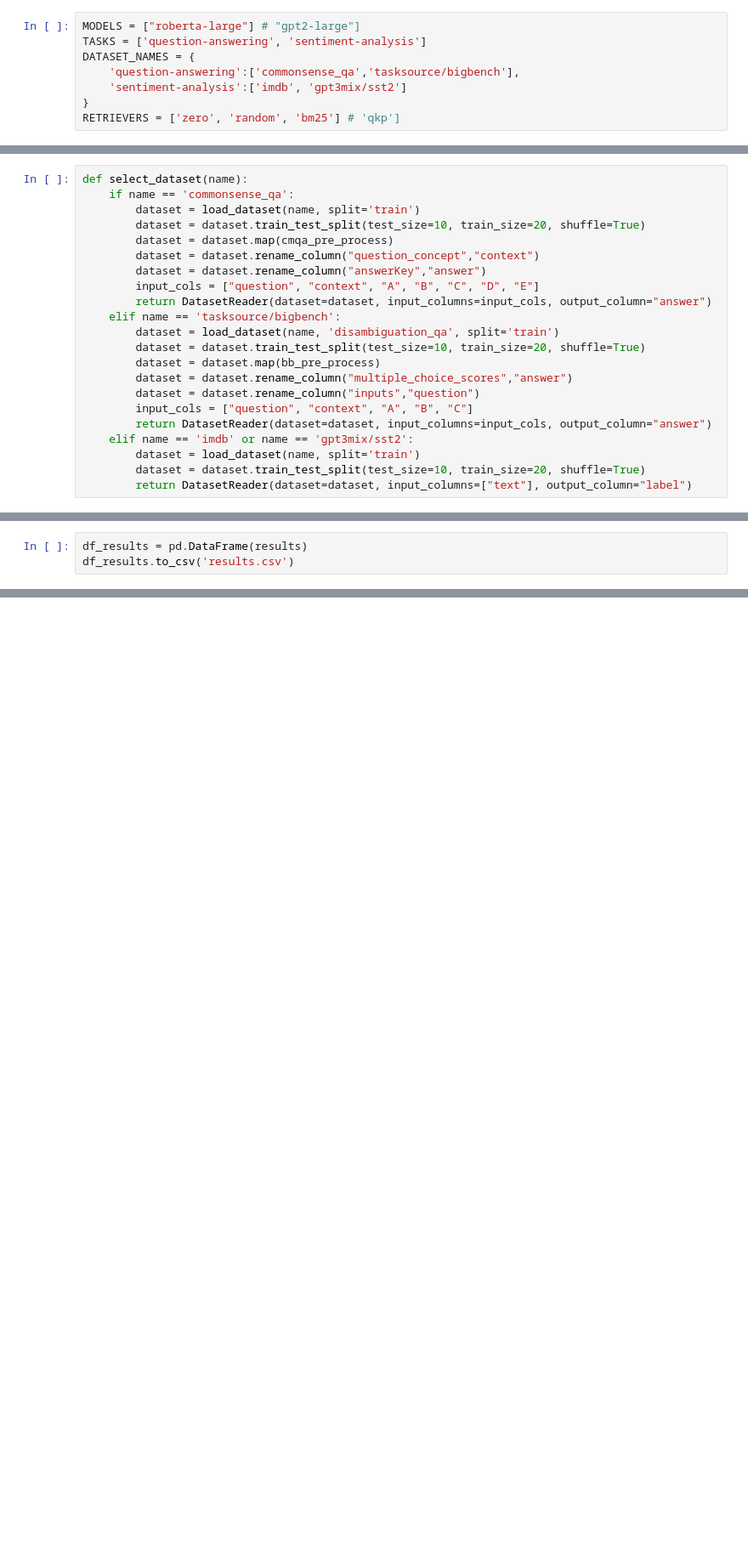
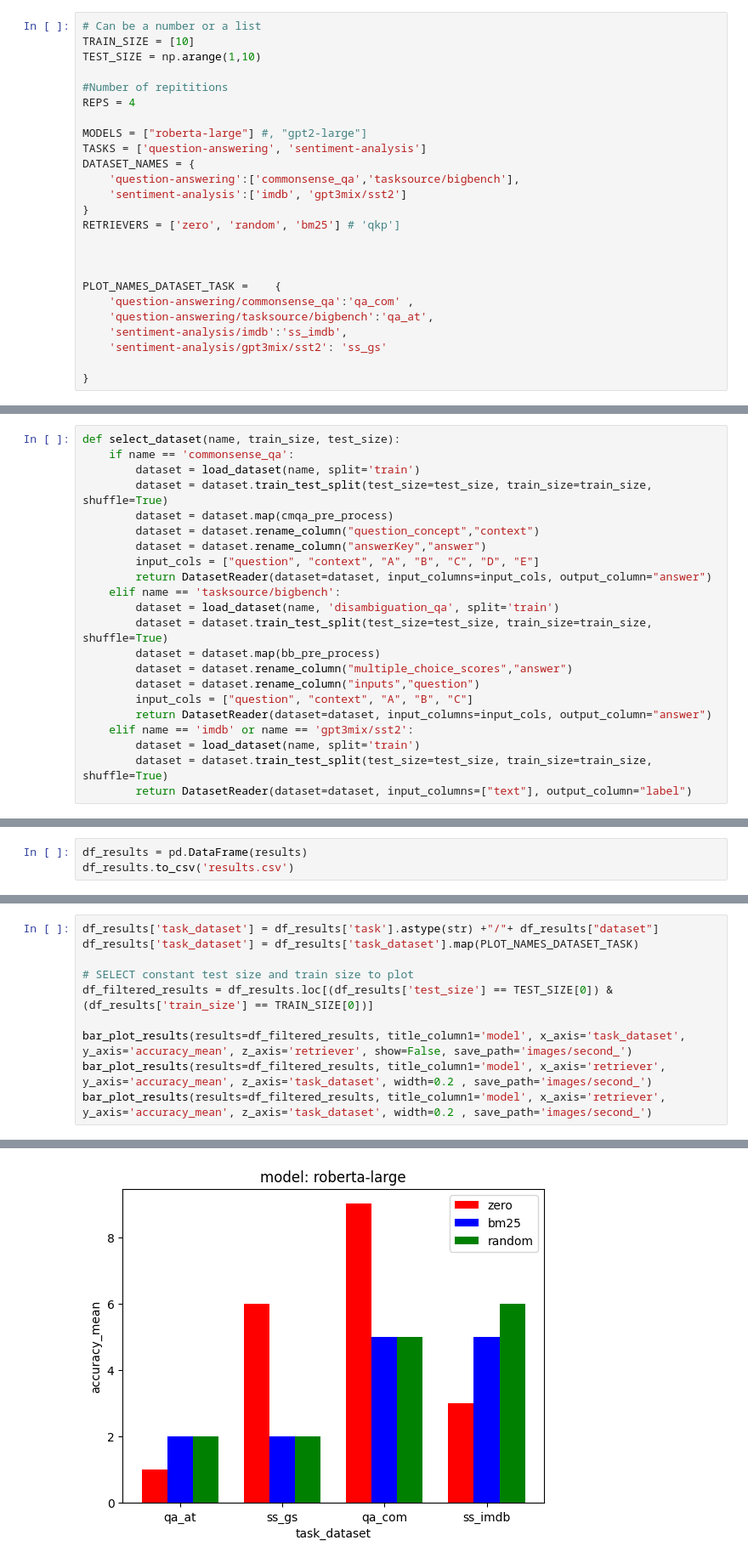
Before and after one commit to MarkusTrasberg/npl-project, a Jupyter notebook: test_heuristic.ipynb, the cells around one changed output, grey strips where cells are left out. Shown: that part at 85% size. Drawn from its saved outputs; the diff is of its cells as text; blank space fills up the shorter version.

Commit message:
Made bar plot function and continue working on lineplot function

```diff
--- a/test_heuristic.ipynb
+++ b/test_heuristic.ipynb
@@ -10,13 +10,30 @@ import numpy as np
 import matplotlib.pyplot as plt
 import torch
 # %%
-MODELS = ["roberta-large"] # "gpt2-large"]
+# Can be a number or a list
+TRAIN_SIZE = [10]
+TEST_SIZE = np.arange(1,10)
+
+#Number of repititions
+REPS = 4
+
+MODELS = ["roberta-large"] #, "gpt2-large"]
 TASKS = ['question-answering', 'sentiment-analysis']
 DATASET_NAMES = {
     'question-answering':['commonsense_qa','tasksource/bigbench'],
     'sentiment-analysis':['imdb', 'gpt3mix/sst2']
 }
 RETRIEVERS = ['zero', 'random', 'bm25'] # 'qkp']
+
+
+
+PLOT_NAMES_DATASET_TASK =    {
+    'question-answering/commonsense_qa':'qa_com' ,
+    'question-answering/tasksource/bigbench':'qa_at',
+    'sentiment-analysis/imdb':'ss_imdb',
+    'sentiment-analysis/gpt3mix/sst2': 'ss_gs'
+
+}
 # %%
 def cmqa_pre_process(example):
     for i in range(5):
@@ -30,10 +47,10 @@ def bb_pre_process(example):
     example['context'] = "Disambiguation"
     return example
 # %%
-def select_dataset(name):
+def select_dataset(name, train_size, test_size):
     if name == 'commonsense_qa':
         dataset = load_dataset(name, split='train')
-        dataset = dataset.train_test_split(test_size=10, train_size=20, shuffle=True)
+        dataset = dataset.train_test_split(test_size=test_size, train_size=train_size, shuffle=True)
         dataset = dataset.map(cmqa_pre_process)
         dataset = dataset.rename_column("question_concept","context")
         dataset = dataset.rename_column("answerKey","answer")
@@ -41,7 +58,7 @@ def select_dataset(name):
         return DatasetReader(dataset=dataset, input_columns=input_cols, output_column="answer")
     elif name == 'tasksource/bigbench':
         dataset = load_dataset(name, 'disambiguation_qa', split='train')
-        dataset = dataset.train_test_split(test_size=10, train_size=20, shuffle=True)
+        dataset = dataset.train_test_split(test_size=test_size, train_size=train_size, shuffle=True)
         dataset = dataset.map(bb_pre_process)
         dataset = dataset.rename_column("multiple_choice_scores","answer")
         dataset = dataset.rename_column("inputs","question")
@@ -49,7 +66,7 @@ def select_dataset(name):
         return DatasetReader(dataset=dataset, input_columns=input_cols, output_column="answer")
     elif name == 'imdb' or name == 'gpt3mix/sst2':
         dataset = load_dataset(name, split='train')
-        dataset = dataset.train_test_split(test_size=10, train_size=20, shuffle=True)
+        dataset = dataset.train_test_split(test_size=test_size, train_size=train_size, shuffle=True)
         return DatasetReader(dataset=dataset, input_columns=["text"], output_column="label")
 # %%
 TEMPLATES = {
@@ -201,0 +229,11 @@ plot_results(results=df_results, show=False, save_path='')
+# %%
+df_results['task_dataset'] = df_results['task'].astype(str) +"/"+ df_results["dataset"]
+df_results['task_dataset'] = df_results['task_dataset'].map(PLOT_NAMES_DATASET_TASK)
+
+# SELECT constant test size and train size to plot
+df_filtered_results = df_results.loc[(df_results['test_size'] == TEST_SIZE[0]) & (df_results['train_size'] == TRAIN_SIZE[0])]
+
+bar_plot_results(results=df_filtered_results, title_column1='model', x_axis='task_dataset', y_axis='accuracy_mean', z_axis='retriever', show=False, save_path='images/second_')
+bar_plot_results(results=df_filtered_results, title_column1='model', x_axis='retriever', y_axis='accuracy_mean', z_axis='task_dataset', width=0.2 , save_path='images/second_')
+bar_plot_results(results=df_filtered_results, title_column1='model', x_axis='retriever', y_axis='accuracy_mean', z_axis='task_dataset', width=0.2 , save_path='images/second_')
+# %% [output]
@@ -201,0 +246 @@ plot_results(results=df_results, show=False, save_path='')
+[figure, added]
```
Also changed, not shown: parts of 6 cells of this notebook.
